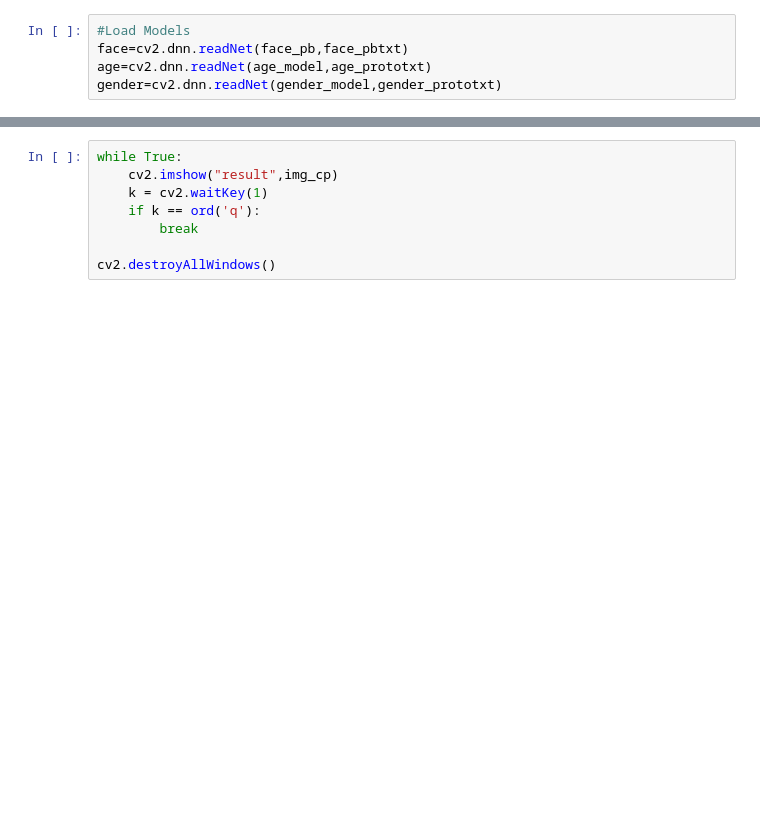
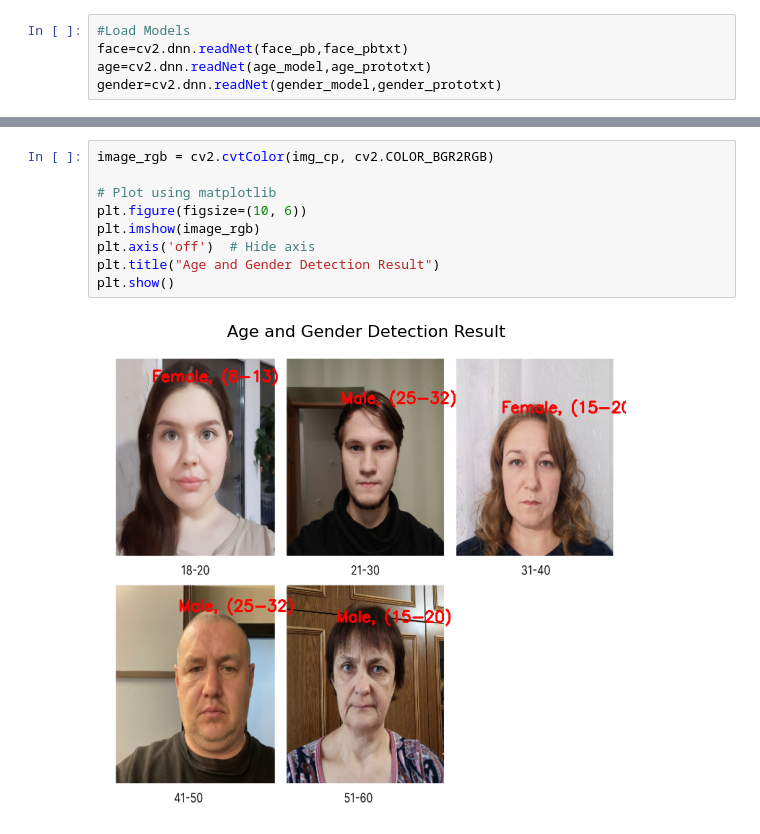
Before and after one commit to shindevaish/age_gender_classifier_cnn, a Jupyter notebook: main.ipynb, the cells around one changed output, grey strips where cells are left out. Cells and saved outputs as stored; diff of their text form; blank space fills up the shorter version.

```diff
--- a/main.ipynb
+++ b/main.ipynb
@@ -99,8 +174,11 @@ AGE : (8-12)
 # %%
-while True:
-    cv2.imshow("result",img_cp)
-    k = cv2.waitKey(1)
-    if k == ord('q'):
-        break
+image_rgb = cv2.cvtColor(img_cp, cv2.COLOR_BGR2RGB)
 
-cv2.destroyAllWindows()
+# Plot using matplotlib
+plt.figure(figsize=(10, 6))
+plt.imshow(image_rgb)
+plt.axis('off')  # Hide axis
+plt.title("Age and Gender Detection Result")
+plt.show()
+# %% [output]
+[figure, added]
```
Also changed, not shown: parts of 10 cells of this notebook.
